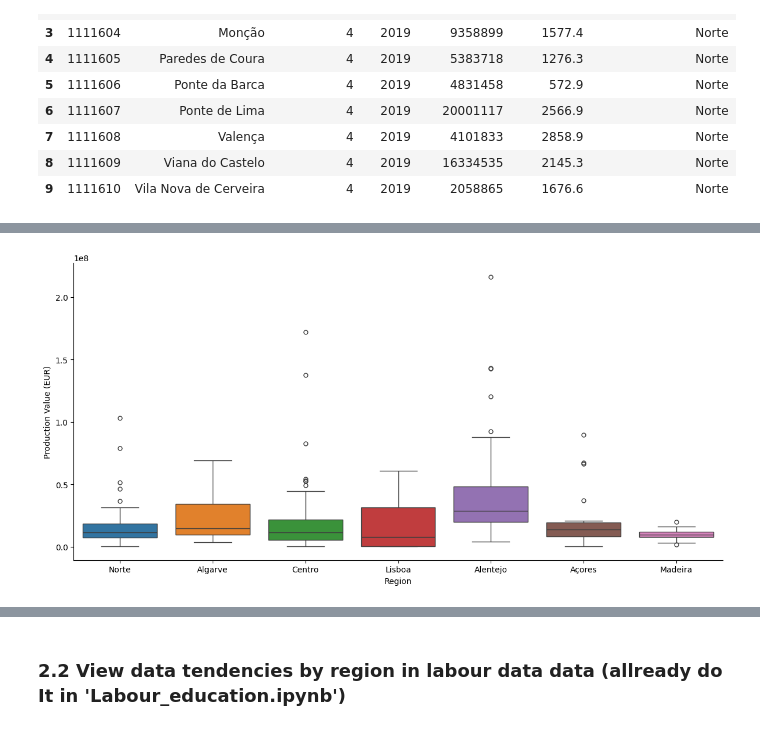
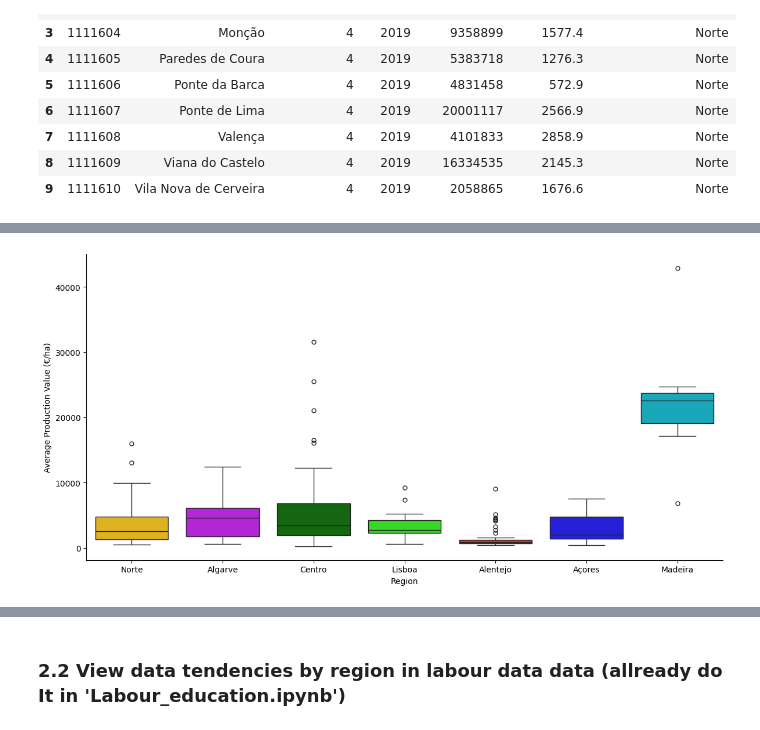
Before and after one commit to domwelsh/avcad_final, a Jupyter notebook: Codes/Labour_production.ipynb, the cells around one changed output, grey strips where cells are left out. Cells and saved outputs as stored; diff of their text form; code cells hidden in the pictures.

Commit message:
Update - pallete colors

```diff
--- a/Codes/Labour_production.ipynb
+++ b/Codes/Labour_production.ipynb
@@ -306,25 +336,26 @@ prod4_df.head(10)
 # %%
 import matplotlib.pyplot as plt
 import seaborn as sns
 
 # Create the boxplot catplot plot
 plot = sns.catplot(
     data=prod4_df, # Use DataFrame labour_NUTS4_df
     x="region_name_nuts2", # Variable on x-axis: region_name_nuts2
-    y="p.value_eur", # Variable on y-axis: percentage
+    y="p.area_ha", # Variable on y-axis: percentage
     hue="region_name_nuts2", # Variable to separate by color: ltn.type_labour
     kind="box", # Chart type: boxplot
     height=6, # Height of the figure
     aspect=2, # Aspect ratio
-    legend_out=False # Disable legend outside the plot
+    legend_out=False, # Disable legend outside the plot
+    palette=region_colors
 )
 
 # Add labels to axes
 plt.xlabel('Region') # Label the x-axis
-plt.ylabel('Production Value (EUR)') # y-axis label
+plt.ylabel('Average Production Value (€/ha)') # y-axis label
 
 
 # Show the chart
 plt.show()
 # %% [output]
-[figure, old version]
+[figure, new version]
```
Also changed, not shown: parts of 4 cells of this notebook.
